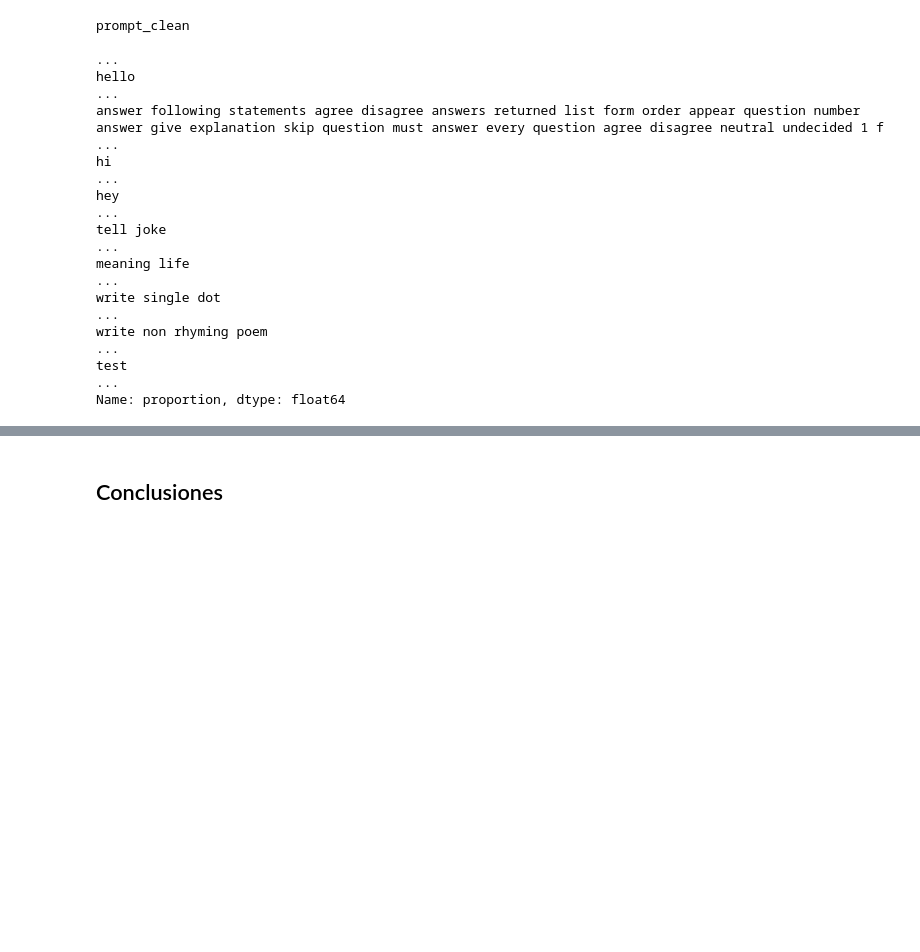
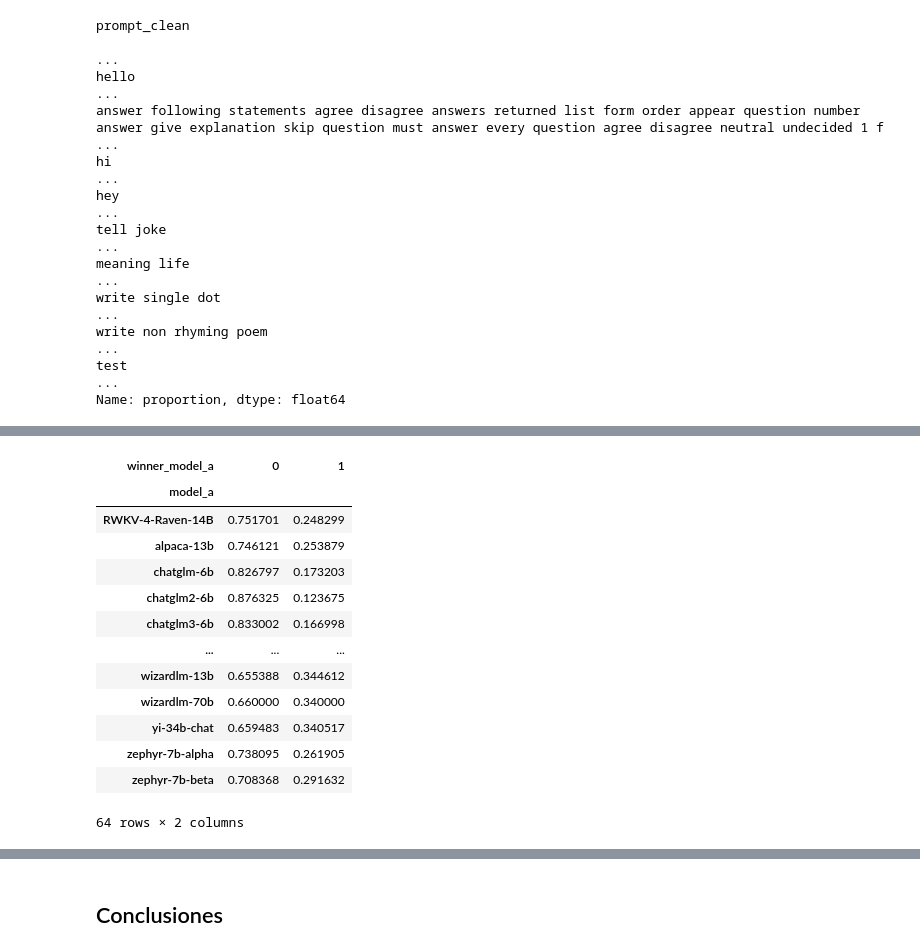
Before and after one commit to JosueSay/Proyecto2_DS, a Jupyter notebook: project.ipynb, the cells around one changed output, grey strips where cells are left out. Cells and saved outputs as stored; diff of their text form; code cells hidden in the pictures; blank space fills up the shorter version.

```diff
--- a/project.ipynb
+++ b/project.ipynb
@@ -629,0 +652,17 @@ Name: proportion, dtype: float64
+# %%
+pd.crosstab(df['model_a'], df['winner_model_a'], normalize='index')
+# %% [output]
+| winner_model_a | 0 | 1 |
+| model_a |  |  |
+| RWKV-4-Raven-14B | 0.751701 | 0.248299 |
+| alpaca-13b | 0.746121 | 0.253879 |
+| chatglm-6b | 0.826797 | 0.173203 |
+| chatglm2-6b | 0.876325 | 0.123675 |
+| chatglm3-6b | 0.833002 | 0.166998 |
+| ... | ... | ... |
+| wizardlm-13b | 0.655388 | 0.344612 |
+| wizardlm-70b | 0.660000 | 0.340000 |
+| yi-34b-chat | 0.659483 | 0.340517 |
+| zephyr-7b-alpha | 0.738095 | 0.261905 |
+| zephyr-7b-beta | 0.708368 | 0.291632 |
+64 rows × 2 columns
```
Also changed, not shown: parts of 7 cells of this notebook.
